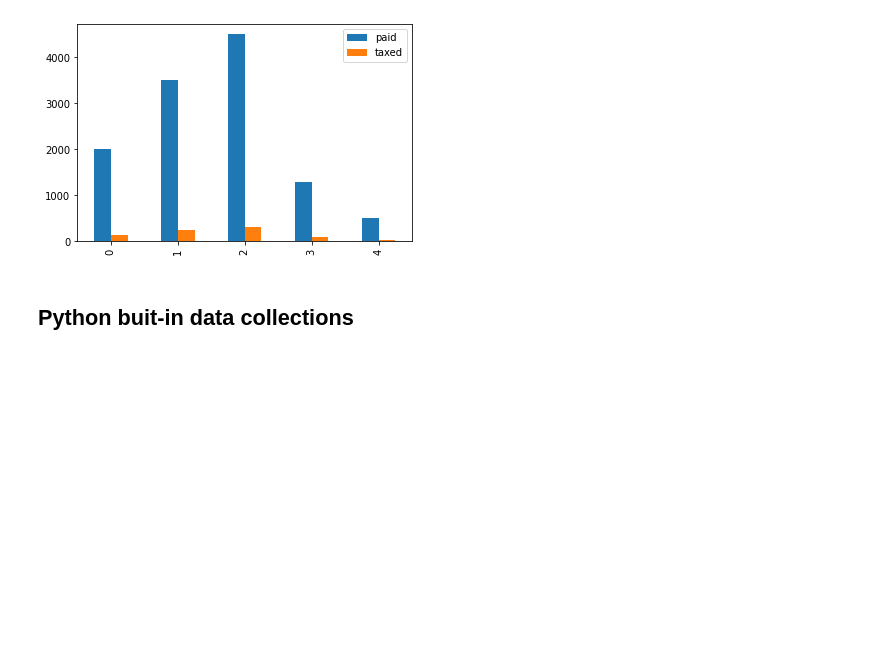
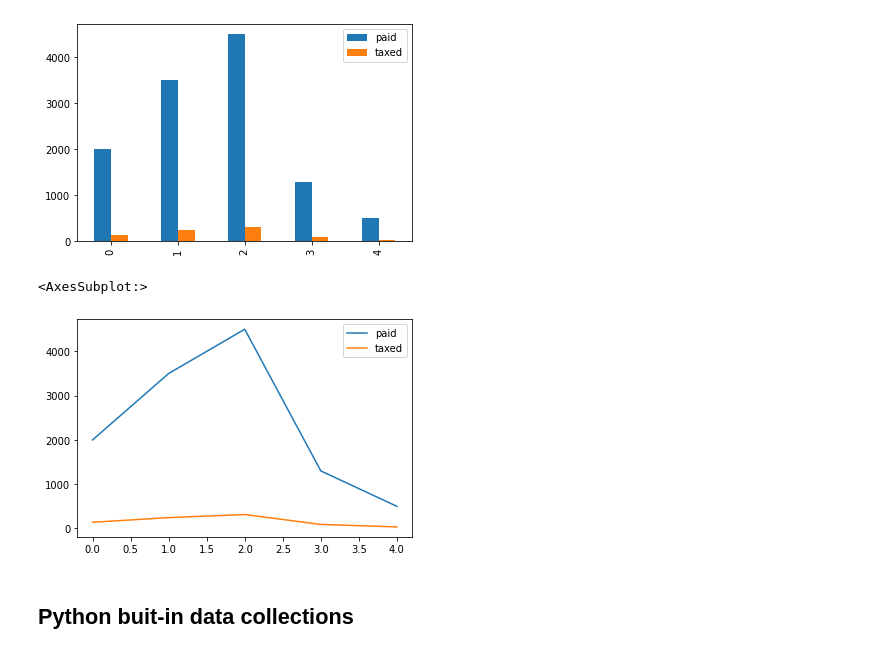
Before and after one commit to likit/nxpo-python-datasci-camp, a Jupyter notebook: notebooks/basic-python.ipynb, the cells around one changed output. Saved outputs shown, nothing was run; the diff lists cells and outputs as text; code cells hidden in the pictures; blank space fills up the shorter version.

```diff
--- a/notebooks/basic-python.ipynb
+++ b/notebooks/basic-python.ipynb
@@ -845,6 +1378,11 @@ df[['paid', 'taxed']].plot.bar()  # this makes data frame really cool for data a
 # %% [output]
 <AxesSubplot:>
 [figure]
+# %%
+df[['paid', 'taxed']].plot.line()  # this makes data frame really cool for data analysis
+# %% [output]
+<AxesSubplot:>
+[figure, added]
 # %% [markdown]
 ## Python buit-in data collections
 # %% [markdown]
```
Also changed, not shown: parts of 136 cells of this notebook.
